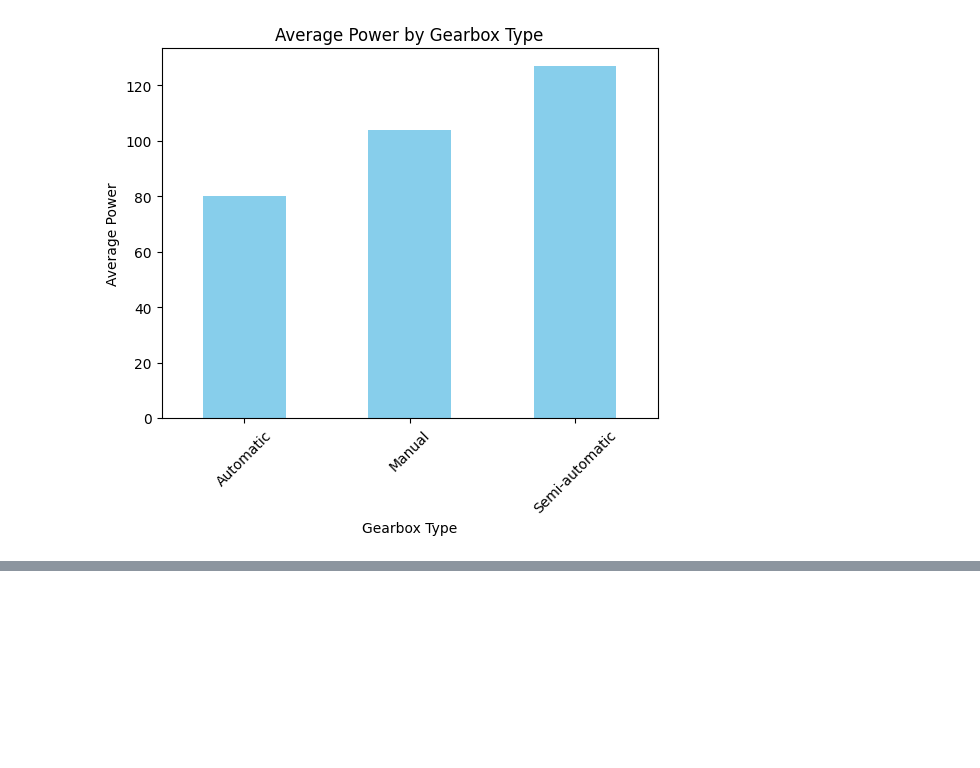
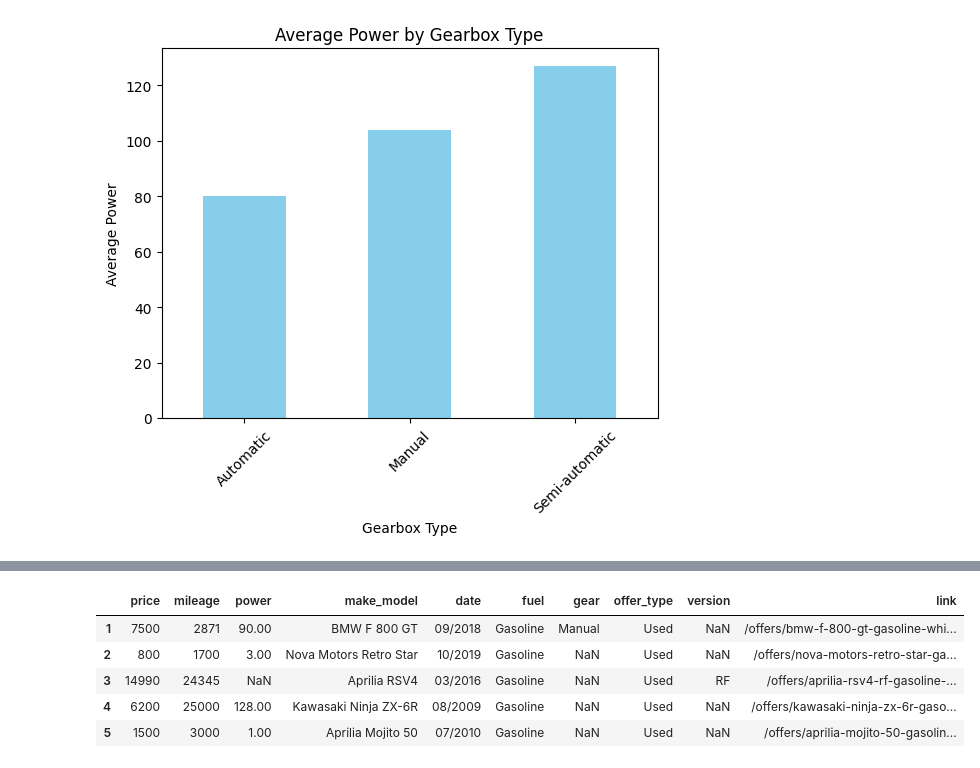
Before and after one commit to dilasha-ghimire/Motorbike-Price-Prediction, a Jupyter notebook: notebook.ipynb, the cells around one changed output, grey strips where cells are left out. Saved outputs shown, nothing was run; the diff lists cells and outputs as text; code cells hidden in the pictures; blank space fills up the shorter version.

```diff
--- a/notebook.ipynb
+++ b/notebook.ipynb
@@ -148,0 +247,10 @@ plt.show()
+# %%
+clean_eda.head()
+# Display the first 5 rows of the cleaned DataFrame
+# %% [output]
+|  | price | mileage | power | make_model | date | fuel | gear | offer_type | version | link |
+| 1 | 7500 | 2871 | 90.00 | BMW F 800 GT | 09/2018 | Gasoline | Manual | Used | NaN | /offers/bmw-f-800-gt-gasoline-whi... |
+| 2 | 800 | 1700 | 3.00 | Nova Motors Retro Star | 10/2019 | Gasoline | NaN | Used | NaN | /offers/nova-motors-retro-star-ga... |
+| 3 | 14990 | 24345 | NaN | Aprilia RSV4 | 03/2016 | Gasoline | NaN | Used | RF | /offers/aprilia-rsv4-rf-gasoline-... |
+| 4 | 6200 | 25000 | 128.00 | Kawasaki Ninja ZX-6R | 08/2009 | Gasoline | NaN | Used | NaN | /offers/kawasaki-ninja-zx-6r-gaso... |
+| 5 | 1500 | 3000 | 1.00 | Aprilia Mojito 50 | 07/2010 | Gasoline | NaN | Used | NaN | /offers/aprilia-mojito-50-gasolin... |
```
Also changed, not shown: parts of 16 cells of this notebook.
